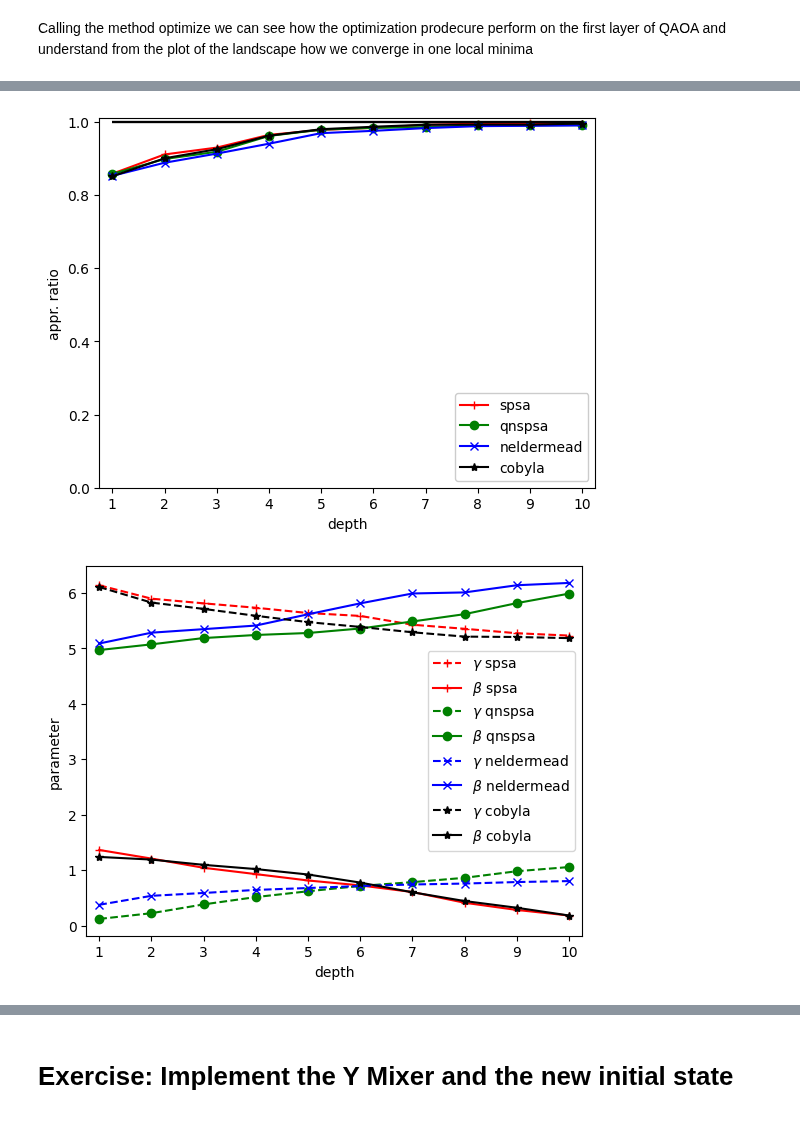
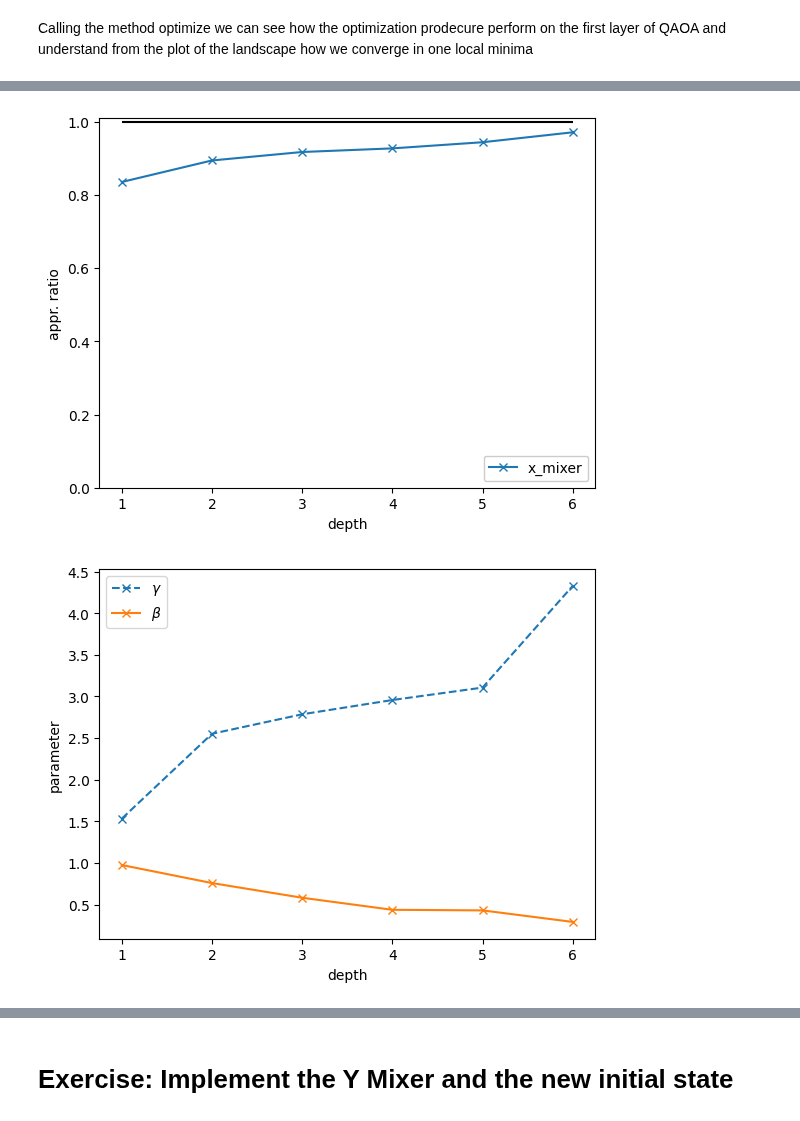
Before and after one commit to OpenQuantumComputing/QAOA, a Jupyter notebook: examples/MaxCut/Notebook_maxcut_Qas2023.ipynb, the cells around one changed output, grey strips where cells are left out. Drawn from its saved outputs; the diff is of its cells as text; code cells hidden in the pictures.

```diff
--- a/examples/MaxCut/Notebook_maxcut_Qas2023.ipynb
+++ b/examples/MaxCut/Notebook_maxcut_Qas2023.ipynb
@@ -219,7 +234,8 @@ def My_initial_state_circuit(G):
     '''
     Construct the circuit that prepares the ground state of X mixer
     '''
-
+    for i in range (0,N_qubits):
+        qc.h(qr[i])
     return qc
 # %%
 '''
@@ -244,7 +261,7 @@ class My_Initial_circuit(InitialState):
 # %% [markdown]
 Once we have defined the building blocks of our QAOA ansatz we can define an instance using the QAOA package to study the performances of the algorithm
 # %%
-qaoa = QAOA(
+qaoa_x= QAOA(
     initialstate=My_Initial_circuit(G), problem=My_MaxCut(G=G), mixer=My_X(G=G)
 )
 # %%
@@ -254,0 +272,3 @@ qaoa.parameterized_circuit.draw(output="mpl")
+# %%
+min,max=qaoa_x.problem.computeMinMaxCosts()
+print(min,max)
@@ -327,3 +339,0 @@ _ = pl.xlabel("iteration optimizer")
-# %%
-min,max=qaoa.problem.computeMinMaxCosts()
-print(min,max)
@@ -400,23 +349,22 @@ for key in optimizers:
 # %%
 fig = pl.figure()
-for key in optimizers:
-    plot_ApproximationRatio(
-        qaoa[key],
-        maxdepth,
-        mincost=min,
-        maxcost=max,
-        label=key,
-        style=plotstyle[key] + "-",
-        fig=fig,
-    )
+
+plot_ApproximationRatio(
+    qaoa_x,
+    maxdepth,
+    mincost=min,
+    maxcost=max,
+    label="x_mixer",
+    style="x-",
+    fig=fig,
+)
 # %% [output]
-[figure, old version]
+[figure, new version]
 # %%
 p = maxdepth
 fig = pl.figure(p)
 
-for key in optimizers:
-    plot_angles(qaoa[key], p, label=key, style=plotstyle[key], fig=fig)
+plot_angles(qaoa_x, p, label="", style="x", fig=fig)
 # %% [output]
-[figure, old version]
+[figure, new version]
 # %%
```
Also changed, not shown: parts of 50 cells of this notebook.
